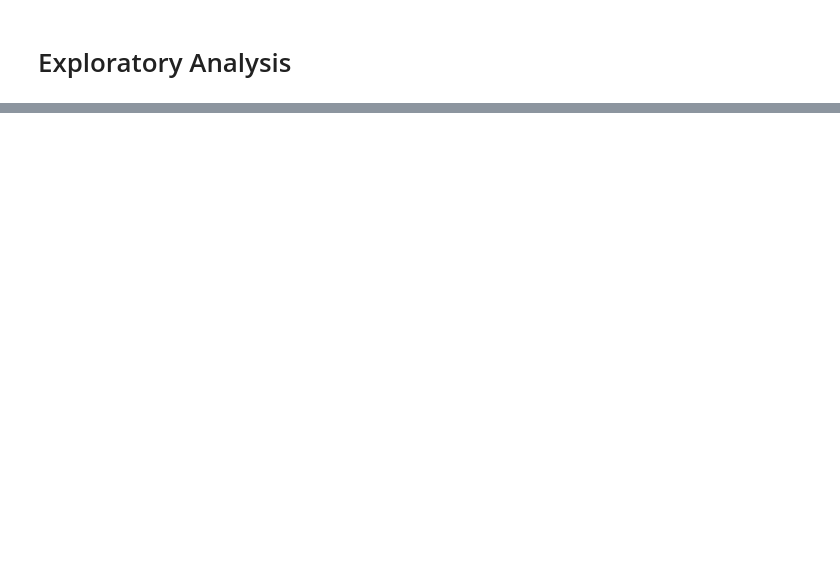
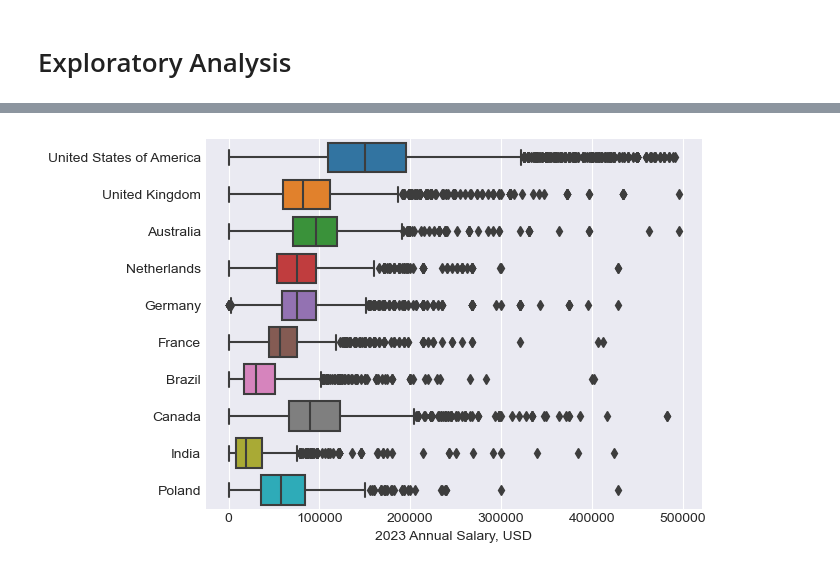
Before and after one commit to smotrova/ReDI_Fall2024_Project, a Jupyter notebook: notebooks/04-ls-exploratory-analysis.ipynb, the cells around one changed output, grey strips where cells are left out. Saved outputs shown, nothing was run; the diff lists cells and outputs as text; code cells hidden in the pictures; blank space fills up the shorter version.

```diff
--- a/notebooks/04-ls-exploratory-analysis.ipynb
+++ b/notebooks/04-ls-exploratory-analysis.ipynb
@@ -19,0 +99,10 @@ cdf = dataset_cleaned(df)
+# %%
+top10 = cdf.Country.value_counts().iloc[:10].index
+fltr_countries = cdf.Country.apply(lambda x: x in top10)
+fltr_salary = cdf.ConvertedCompYearly < 5.e5
+
+sns.boxplot(data=cdf[fltr_countries&fltr_salary], x="ConvertedCompYearly", y="Country")
+plt.ylabel("")
+plt.xlabel("2023 Annual Salary, USD");
+# %% [output]
+[figure, added]
```
Also changed, not shown: parts of 27 cells of this notebook, 2 other files.
